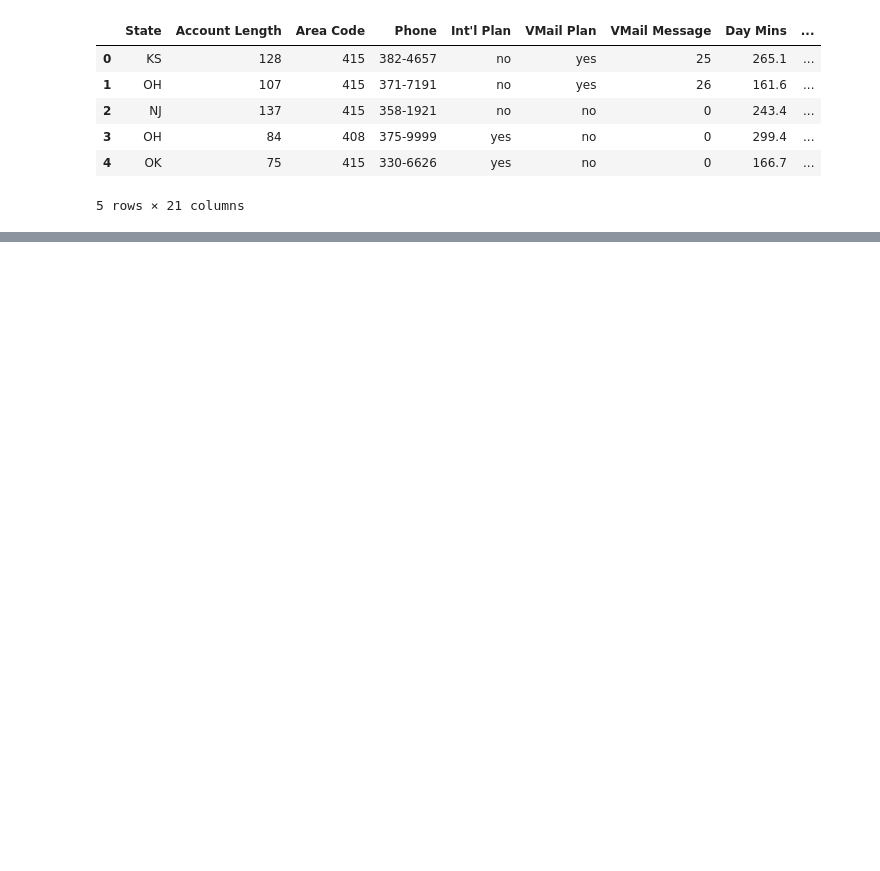
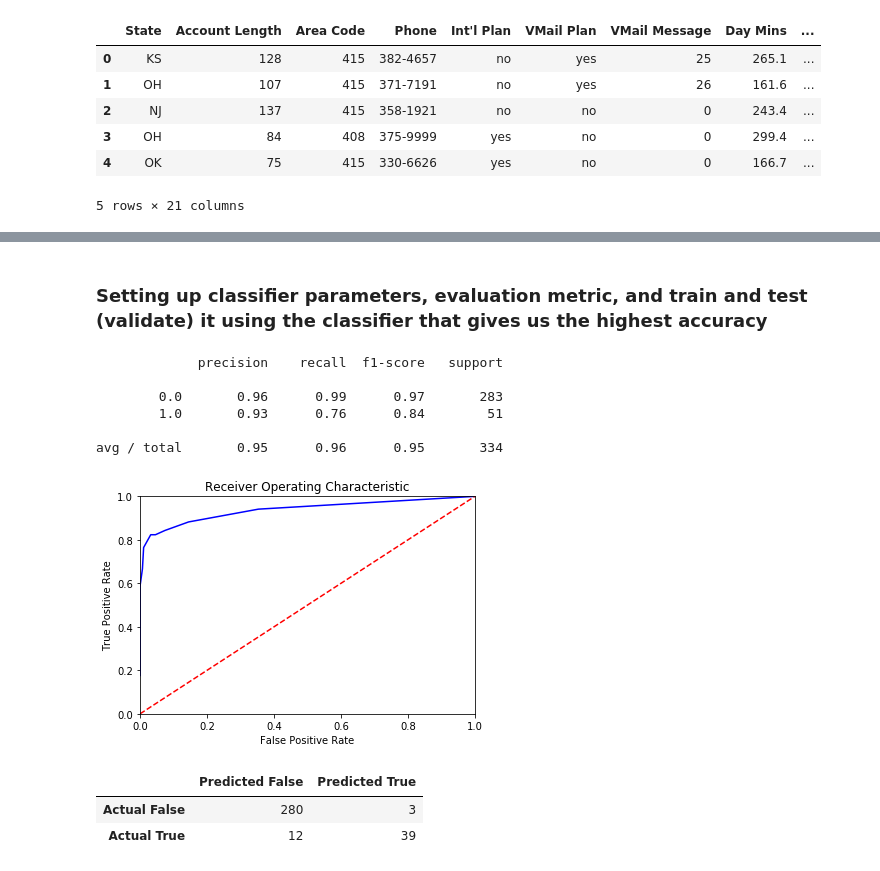
Before and after one commit to ktym1/3250_project, a Jupyter notebook: 20180723 - Group_project.ipynb, the cells around one changed output, grey strips where cells are left out. Cells and saved outputs as stored; diff of their text form; code cells hidden in the pictures; blank space fills up the shorter version.

```diff
--- a/20180723 - Group_project.ipynb
+++ b/20180723 - Group_project.ipynb
@@ -237,0 +245,8 @@ daycharge_df.sort_values(by=['churn'], ascending=False)
+# %%
+#churn_df_class = churn_df[['CustServCalls','IntlPlan','DayCharge','DayMins',
+#                           'DayCalls','IntlMins','IntlCalls','IntlCharge','VMailPlan',
+#                          'VMailMessage','StateCategory','AccountLength',
+#                           'EveCalls', 'EveCharge', 'NightMins', 'NightCalls', 'NightCharge',
+#                           'churn']]
+
+churn_df_class  = churn_df.drop(["Phone", "AreaCode", "State","StateCategory","Churn"], axis=1)
@@ -237,0 +334,47 @@ daycharge_df.sort_values(by=['churn'], ascending=False)
+# %% [markdown]
+### Setting up classifier parameters, evaluation metric, and train and test (validate) it using the classifier that gives us the highest accuracy
+# %%
+
+#Fitting the training set on RandomForest
+clf_randomforest.fit(X_train,Y_train)
+
+#Predicting for the Test(Validation) Set
+pred_randomforest = clf_randomforest.predict(X_validation)
+probs = clf_randomforest.predict_proba(X_validation)
+# %%
+report = classification_report(Y_validation,pred_randomforest)
+print(report)
+# %% [output]
+             precision    recall  f1-score   support
+
+        0.0       0.96      0.99      0.97       283
+        1.0       0.93      0.76      0.84        51
+
+avg / total       0.95      0.96      0.95       334
+# %%
+
+
+# Calculate the fpr and tpr for all thresholds of the classification
+fpr, tpr, threshold = roc_curve(Y_validation, probs[:,1])
+plt.title('Receiver Operating Characteristic')
+plt.plot(fpr, tpr, 'b')
+plt.plot([0, 1], [0, 1],'r--')
+plt.xlim([0, 1])
+plt.ylim([0, 1])
+plt.ylabel('True Positive Rate')
+plt.xlabel('False Positive Rate')
+plt.show()
+
+
+get_ipython().magic('matplotlib inline')
+confusion_matrix = pd.DataFrame(
+    confusion_matrix(Y_validation, pred_randomforest),
+    columns=["Predicted False", "Predicted True"],
+    index=["Actual False", "Actual True"]
+)
+display(confusion_matrix)
+# %% [output]
+[figure, added]
+|  | Predicted False | Predicted True |
+| Actual False | 280 | 3 |
+| Actual True | 12 | 39 |
```
Also changed, not shown: parts of 52 cells of this notebook.
